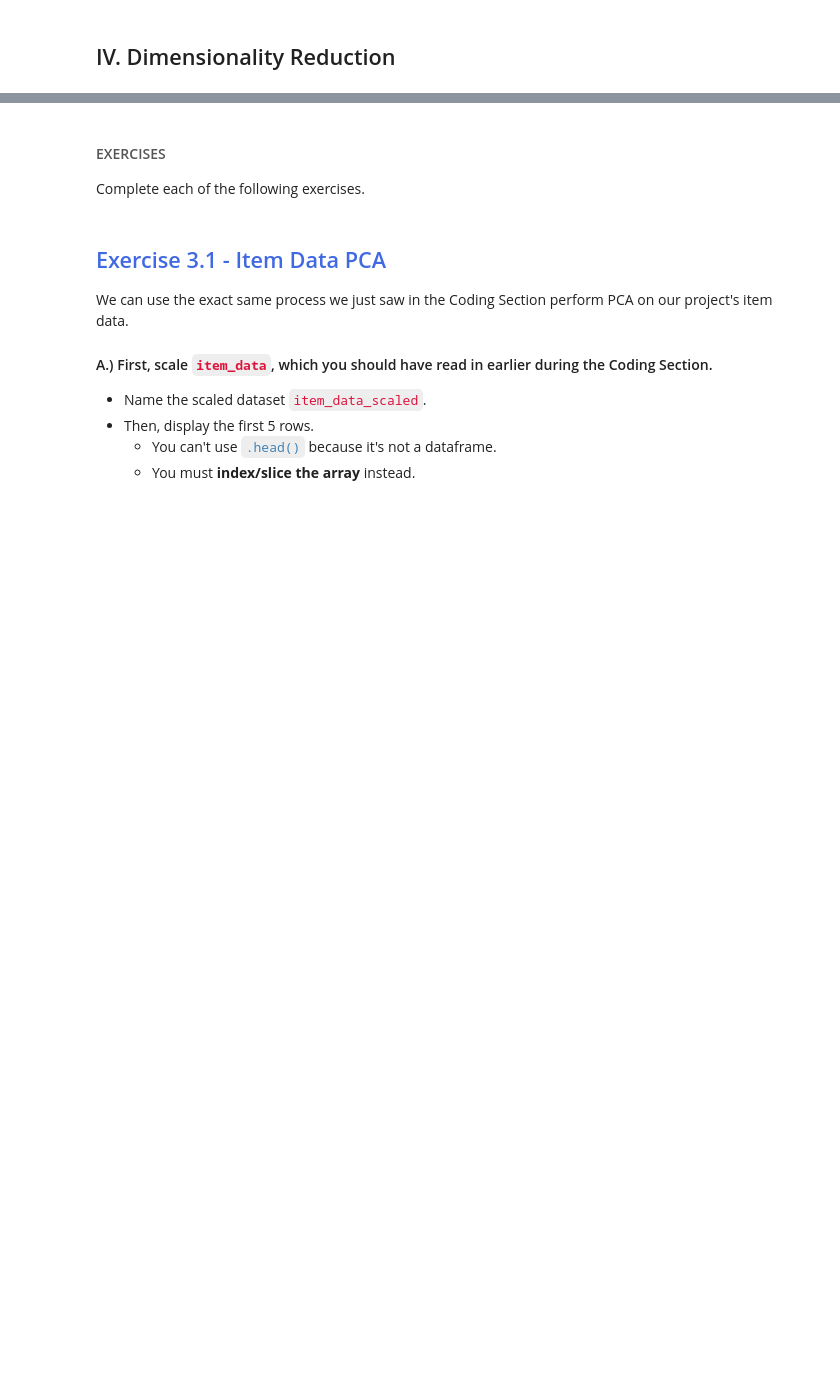
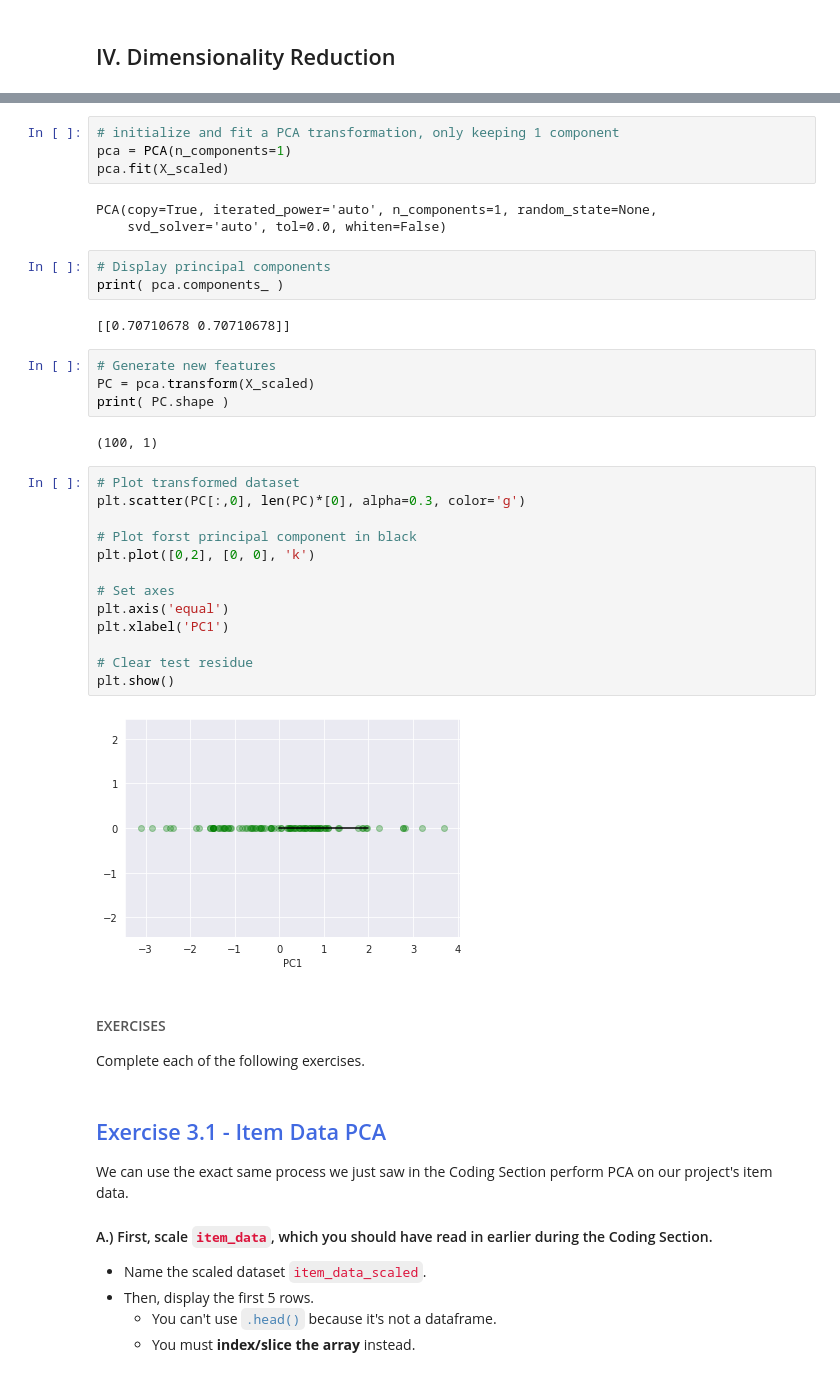
Before and after one commit to cedricsoares/elite_data_science, a Jupyter notebook: 3 - Workbook - PCA.ipynb, the cells around one changed output, grey strips where cells are left out. Cells and saved outputs as stored; diff of their text form; blank space fills up the shorter version.

```diff
--- a/3 - Workbook - PCA.ipynb
+++ b/3 - Workbook - PCA.ipynb
@@ -150,3 +177,36 @@ plt.show()
+# %%
+# initialize and fit a PCA transformation, only keeping 1 component
+pca = PCA(n_components=1)
+pca.fit(X_scaled)
+# %% [output]
+PCA(copy=True, iterated_power='auto', n_components=1, random_state=None,
+    svd_solver='auto', tol=0.0, whiten=False)
+# %%
+# Display principal components
+print( pca.components_ )
+# %% [output]
+[[0.70710678 0.70710678]]
+# %%
+# Generate new features
+PC = pca.transform(X_scaled)
+print( PC.shape )
+# %% [output]
+(100, 1)
+# %%
+# Plot transformed dataset
+plt.scatter(PC[:,0], len(PC)*[0], alpha=0.3, color='g')
+
+# Plot forst principal component in black
+plt.plot([0,2], [0, 0], 'k')
+
+# Set axes
+plt.axis('equal')
+plt.xlabel('PC1')
+
+# Clear test residue
+plt.show()
+# %% [output]
+[figure, added]
 # %% [markdown]
 #### <span style="color:#555">EXERCISES</span>
 
```
Also changed, not shown: parts of 14 cells of this notebook, 1 other file.
